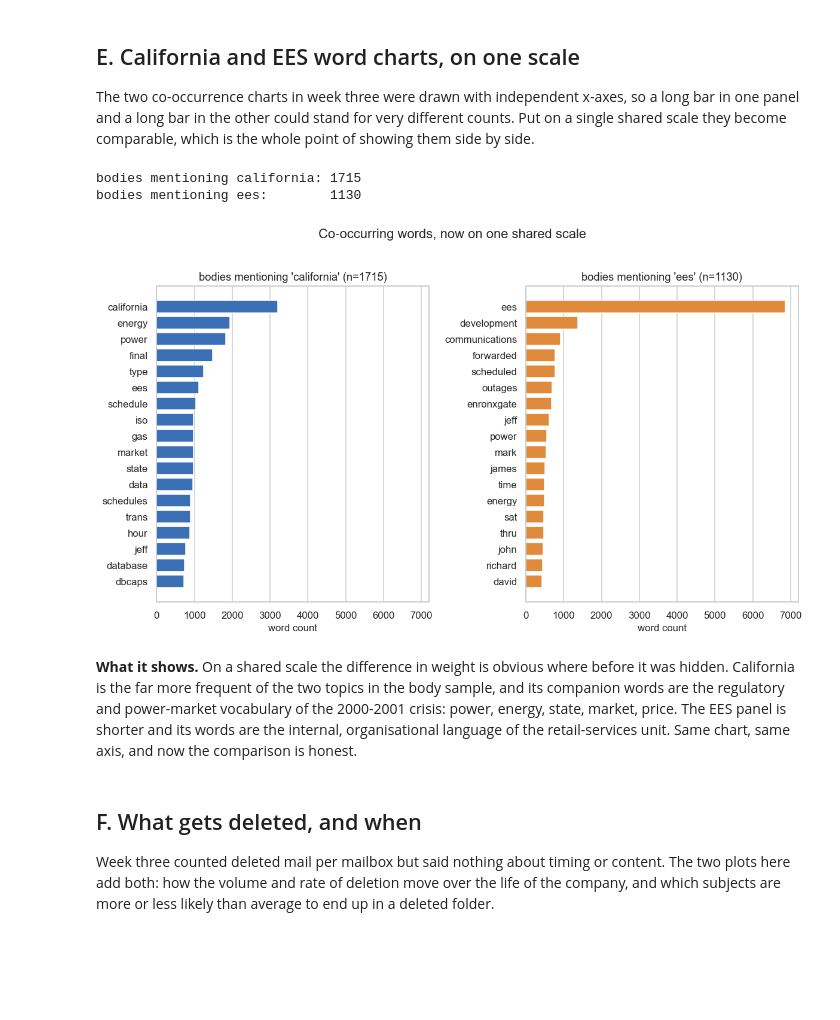
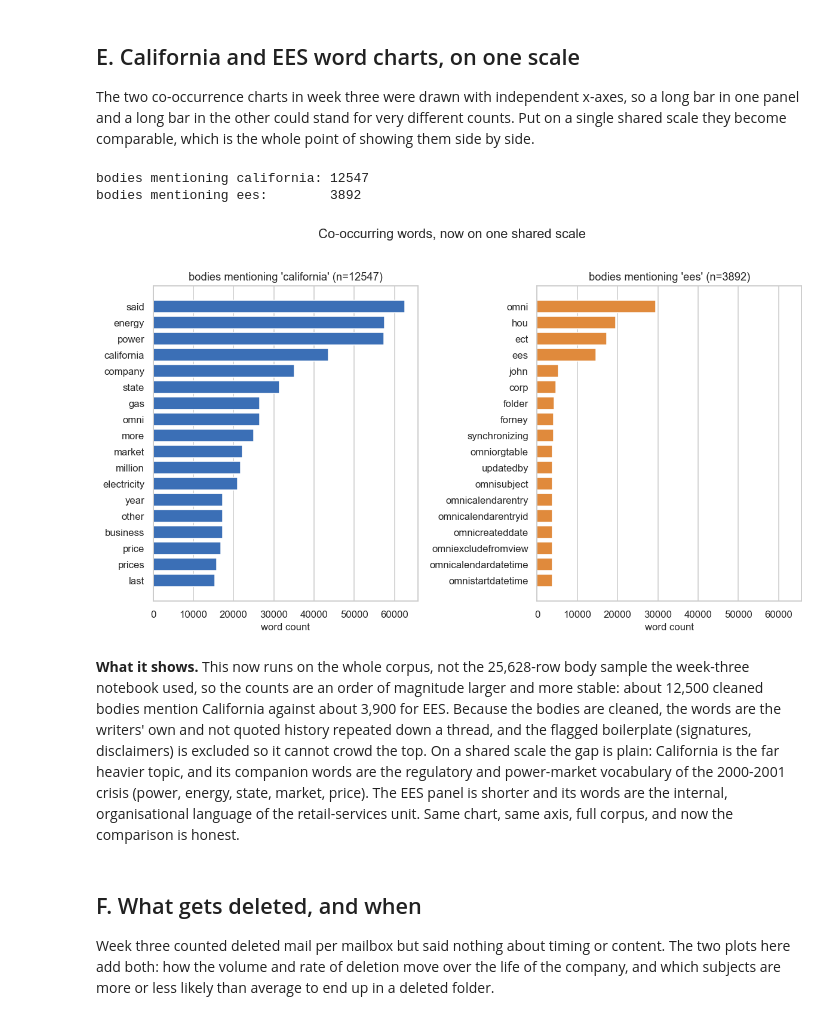
Before and after one commit to HardMax71/dm-lab-ss26-enron, a Jupyter notebook: eda-5/enron_eda_week4.ipynb, the cells around one changed output. Drawn from its saved outputs; the diff is of its cells as text; code cells hidden in the pictures; blank space fills up the shorter version.

```diff
--- a/eda-5/enron_eda_week4.ipynb
+++ b/eda-5/enron_eda_week4.ipynb
@@ -100,7 +109,7 @@ years_to_plot = [1999, 2000, 2001, 2002]
 
 counts = {}
 for y in years_to_plot:
-    sub = rich_t[rich_t["year"] == y]
+    sub = mt[mt["year"] == y]
     tab = (sub.groupby(["weekday", "hour"]).size()
               .unstack(fill_value=0).reindex(weekdays)
               .reindex(columns=range(24), fill_value=0))
@@ -312,10 +387,10 @@ files (0.1%) carry a date the parser could not trust, most of them stamped
 is missing. So the timeline is essentially complete, with a known and tiny
 hole rather than a silent one.
 # %%
-distinct_senders = rich["from_addr"].nunique()
-distinct_recip = edges["recipient_addr"].nunique()
-senders_set = set(rich["from_addr"].dropna().unique())
-int_recip_set = set(edges.loc[edges["is_internal_recipient"], "recipient_addr"].dropna().unique())
+distinct_senders = msg["from_addr_norm"].replace("", np.nan).nunique()
+distinct_recip = rcp["recipient_addr_norm"].replace("", np.nan).nunique()
+senders_set = set(msg["from_addr_norm"].dropna().unique()) - {""}
+int_recip_set = set(rcp.loc[rcp["is_internal_recipient"], "recipient_addr_norm"].dropna().unique()) - {""}
 int_recip = len(int_recip_set)
 int_covered = len(int_recip_set & senders_set)
 
@@ -446,14 +523,22 @@ that the same person sits in one row, and then look for the structure the
 reviewer asked about: a group whose members all send mail to each other rather
 than just to a common hub.
 # %%
+# People-level internal edges from the clean recipient table: To-channel,
+# internal->internal, distribution lists and self-mail removed, addresses
+# already normalised so one person is one node. Each owner's mailbox maps its
+# normalised sending addresses to the owner handle so the graph counts people.
+o2 = msg.dropna(subset=["from_addr_norm"]).query("from_addr_norm != ''")
+o2 = o2.drop_duplicates("from_addr_norm")
+addr2person = dict(zip(o2["from_addr_norm"], o2["mailbox_owner"]))
 def to_person(a):
     return addr2person.get(a, a)
 
-ei = edges[(edges["channel"] == "to") & edges["from_addr"].notna()
-           & edges["recipient_addr"].notna()].copy()
-ei = ei[ei["flow_type"] == "internal to internal"].copy()
-ei["pf"] = ei["from_addr"].map(to_person)
-ei["pt"] = ei["recipient_addr"].map(to_person)
+ei = rcp.merge(msg[["message_id", "from_addr_norm"]], on="message_id")
+ei = ei[(ei["channel"] == "to") & ei["is_internal_recipient"]
+        & ~ei["recipient_is_list"] & ~ei["is_self"]]
+ei = ei[(ei["from_addr_norm"] != "") & (ei["recipient_addr_norm"] != "")]
+ei["pf"] = ei["from_addr_norm"].map(to_person)
+ei["pt"] = ei["recipient_addr_norm"].map(to_person)
 ei = ei[ei["pf"] != ei["pt"]]
 pcount = ei.groupby(["pf", "pt"]).size()
 pset = set(pcount.index)
@@ -584,48 +754,57 @@ STOP = set(_STOP_RAW.split())
 WORD = re.compile(r"[a-z][a-z']{2,}")
 
 def topwords(series, k=18):
     c = Counter()
     for txt in series.dropna():
         for w in WORD.findall(txt.lower()):
             if w not in STOP and len(w) > 2:
                 c[w] += 1
     return c.most_common(k)
 
-cal_mask = body["clean_words"].fillna("").str.contains(r"\bcalifornia\b", regex=True)
-ees_mask = body["clean_words"].fillna("").str.contains(r"\bees\b", regex=True)
-cal_top = topwords(body[cal_mask]["clean_words"], 18)
-ees_top = topwords(body[ees_mask]["clean_words"], 18)
+# Full corpus now, not the 25k sample the week-three notebook used, and the
+# bodies are cleaned, so quoted history no longer double-counts words. Exclude
+# the flagged boilerplate (signatures, disclaimers) so it cannot dominate.
+txt = msg.loc[~msg["body_is_boilerplate"], "body"].fillna("")
+low = txt.str.lower()
+cal_mask = low.str.contains(r"\bcalifornia\b", regex=True)
+ees_mask = low.str.contains(r"\bees\b", regex=True)
+cal_top = topwords(txt[cal_mask], 18)
+ees_top = topwords(txt[ees_mask], 18)
 xmax = max(max(c for _, c in cal_top), max(c for _, c in ees_top))
 print(f"bodies mentioning california: {int(cal_mask.sum())}")
 print(f"bodies mentioning ees:        {int(ees_mask.sum())}")
 
 fig, axes = plt.subplots(1, 2, figsize=(11, 6.2), sharex=True)
 panels = [(axes[0], cal_top, f"bodies mentioning 'california' (n={int(cal_mask.sum())})", "#3b6fb6"),
           (axes[1], ees_top, f"bodies mentioning 'ees' (n={int(ees_mask.sum())})", "#e08a3c")]
 for ax, top, title, col in panels:
     words, vals = zip(*top[::-1])
     ax.barh(words, vals, color=col)
     ax.set_title(title)
     ax.set_xlim(0, xmax * 1.05)
     ax.set_xlabel("word count")
     ax.grid(axis="y", visible=False)
     ax.grid(axis="x", visible=True)
 fig.suptitle("Co-occurring words, now on one shared scale", y=1.02)
 fig.tight_layout()
 fig.savefig(PLOTS / "e1_california_ees_samescale.png", dpi=140, bbox_inches="tight")
 plt.show()
 # %% [output]
-bodies mentioning california: 1715
-bodies mentioning ees:        1130
+bodies mentioning california: 12547
+bodies mentioning ees:        3892
-[figure, old version]
+[figure, new version]
 # %% [markdown]
-**What it shows.** On a shared scale the difference in weight is obvious where
-before it was hidden. California is the far more frequent of the two topics in
-the body sample, and its companion words are the regulatory and power-market
-vocabulary of the 2000-2001 crisis: power, energy, state, market, price. The
-EES panel is shorter and its words are the internal, organisational language of
-the retail-services unit. Same chart, same axis, and now the comparison is
-honest.
+**What it shows.** This now runs on the whole corpus, not the 25,628-row body
+sample the week-three notebook used, so the counts are an order of magnitude
+larger and more stable: about 12,500 cleaned bodies mention California against
+about 3,900 for EES. Because the bodies are cleaned, the words are the writers'
+own and not quoted history repeated down a thread, and the flagged boilerplate
+(signatures, disclaimers) is excluded so it cannot crowd the top. On a shared
+scale the gap is plain: California is the far heavier topic, and its companion
+words are the regulatory and power-market vocabulary of the 2000-2001 crisis
+(power, energy, state, market, price). The EES panel is shorter and its words
+are the internal, organisational language of the retail-services unit. Same
+chart, same axis, full corpus, and now the comparison is honest.
 # %% [markdown]
 ## F. What gets deleted, and when
 
```
Also changed, not shown: parts of 32 cells of this notebook, 14 other files.
